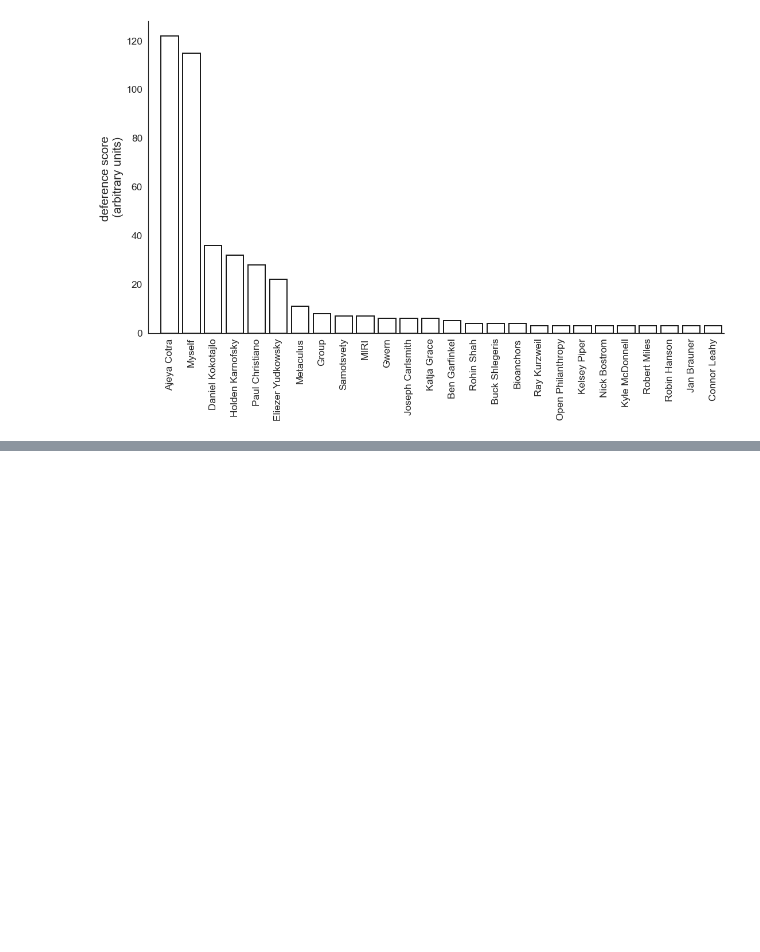
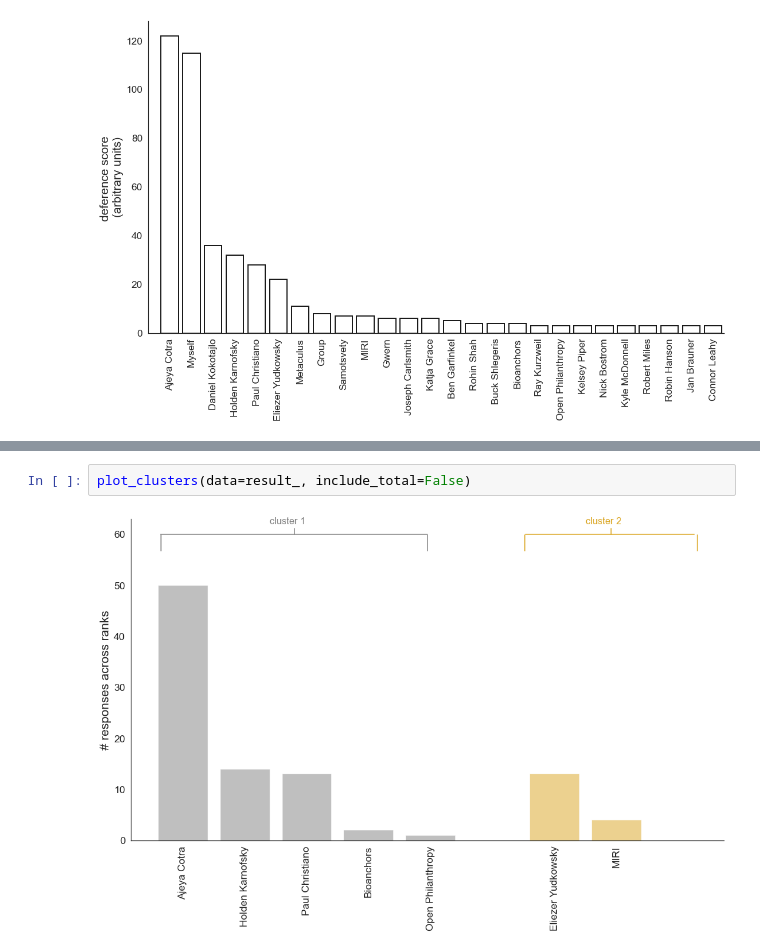
Before and after one commit to mccaffary/AI-timelines-deference, a Jupyter notebook: src/timeline_deference_survey_visualisation_.ipynb, the cells around one changed output, grey strips where cells are left out. Cells and saved outputs as stored; diff of their text form; blank space fills up the shorter version.

```diff
--- a/src/timeline_deference_survey_visualisation_.ipynb
+++ b/src/timeline_deference_survey_visualisation_.ipynb
@@ -251,0 +93,4 @@ max([len(counts[column_titles()[0]]), len(counts[column_titles()[1]]), len(count
+# %%
+plot_clusters(data=result_, include_total=False)
+# %% [output]
+[figure, added]
```
Also changed, not shown: parts of 34 cells of this notebook, 1 other file.
